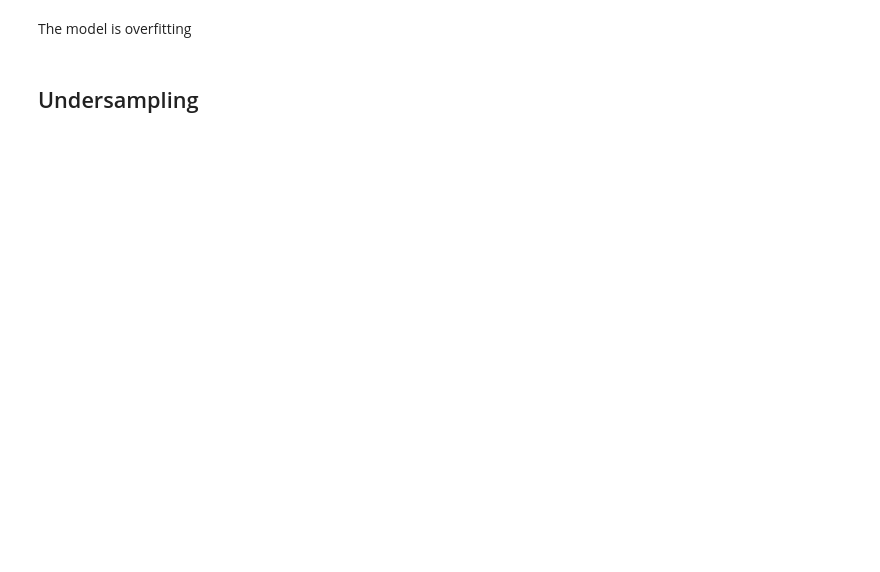
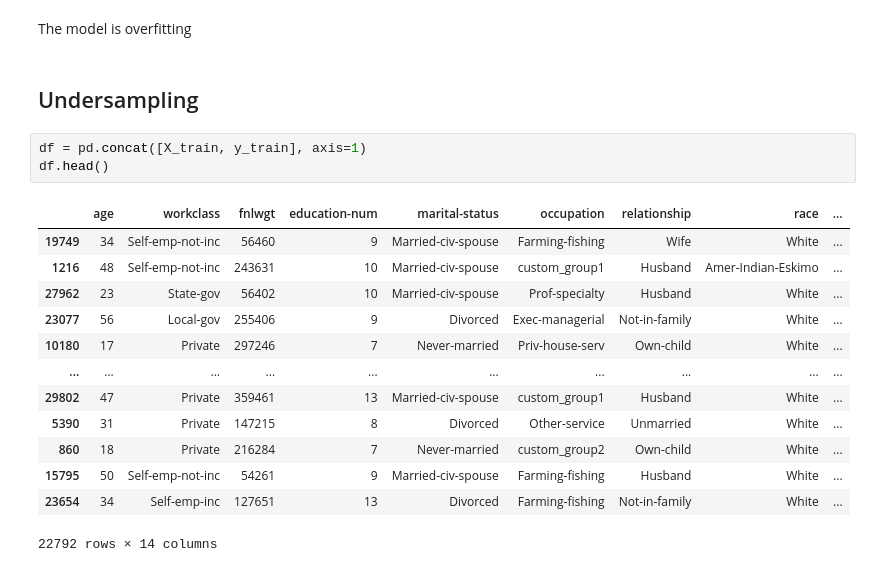
Before and after one commit to NotAryanRamani/supervised-machine-learning, a Jupyter notebook: classification/Census-Income/CensusIncome.ipynb, the cells around one changed output. Saved outputs shown, nothing was run; the diff lists cells and outputs as text; blank space fills up the shorter version.

```diff
--- a/classification/Census-Income/CensusIncome.ipynb
+++ b/classification/Census-Income/CensusIncome.ipynb
@@ -564,3 +564,20 @@ array([[7048,  407],
 The model is overfitting
 # %% [markdown]
 ## Undersampling
+# %%
+df = pd.concat([X_train, y_train], axis=1)
+df.head()
+# %% [output]
+|  | age | workclass | fnlwgt | education-num | marital-status | occupation | relationship | race | ... |
+| 19749 | 34 | Self-emp-not-inc | 56460 | 9 | Married-civ-spouse | Farming-fishing | Wife | White | ... |
+| 1216 | 48 | Self-emp-not-inc | 243631 | 10 | Married-civ-spouse | custom_group1 | Husband | Amer-Indian-Eskimo | ... |
+| 27962 | 23 | State-gov | 56402 | 10 | Married-civ-spouse | Prof-specialty | Husband | White | ... |
+| 23077 | 56 | Local-gov | 255406 | 9 | Divorced | Exec-managerial | Not-in-family | White | ... |
+| 10180 | 17 | Private | 297246 | 7 | Never-married | Priv-house-serv | Own-child | White | ... |
+| ... | ... | ... | ... | ... | ... | ... | ... | ... | ... |
+| 29802 | 47 | Private | 359461 | 13 | Married-civ-spouse | custom_group1 | Husband | White | ... |
+| 5390 | 31 | Private | 147215 | 8 | Divorced | Other-service | Unmarried | White | ... |
+| 860 | 18 | Private | 216284 | 7 | Never-married | custom_group2 | Own-child | White | ... |
+| 15795 | 50 | Self-emp-not-inc | 54261 | 9 | Married-civ-spouse | Farming-fishing | Husband | White | ... |
+| 23654 | 34 | Self-emp-inc | 127651 | 13 | Divorced | Farming-fishing | Not-in-family | White | ... |
+22792 rows × 14 columns
```
Also changed, not shown: parts of 28 cells of this notebook.
